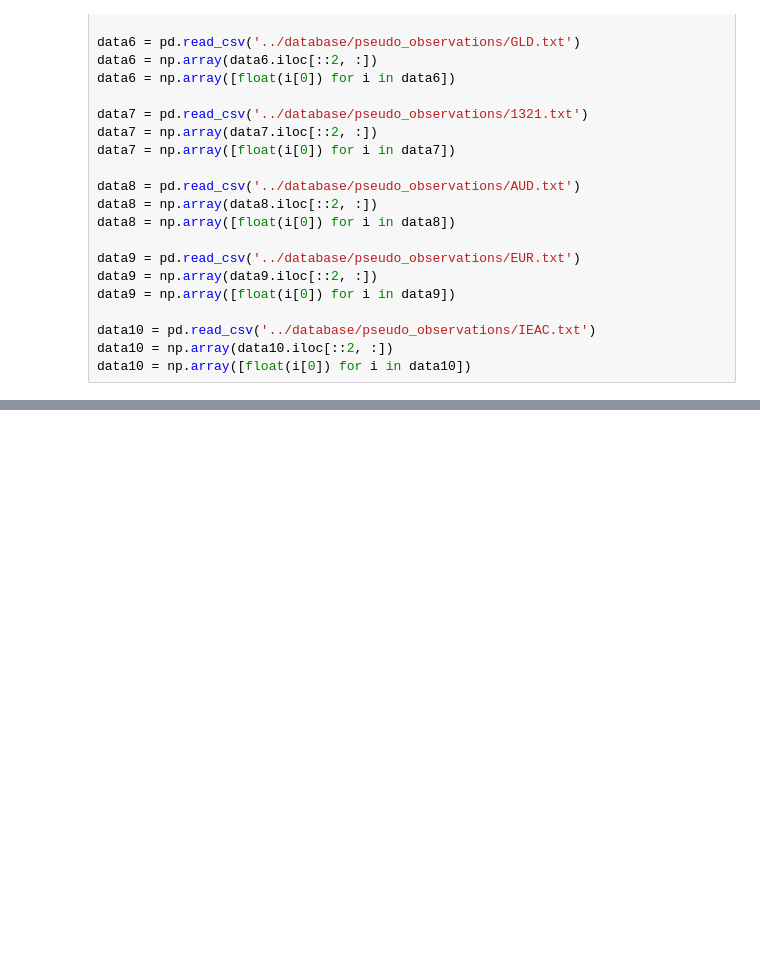
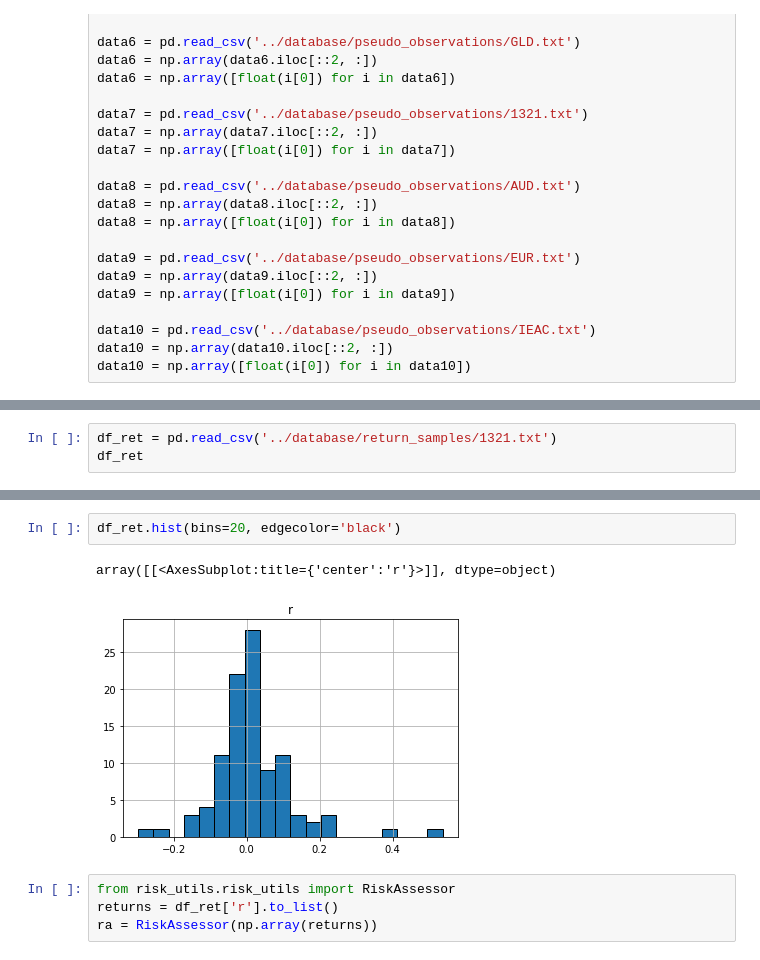
Before and after one commit to Sinbad-The-Sailor/Abacus, a Jupyter notebook: examples/testing_vine_copula.ipynb, the cells around one changed output, grey strips where cells are left out. Drawn from its saved outputs; the diff is of its cells as text; blank space fills up the shorter version.

```diff
--- a/examples/testing_vine_copula.ipynb
+++ b/examples/testing_vine_copula.ipynb
@@ -148,0 +209,3 @@ spm.ppf(0.5, 0, 1, 10, 0.15, 4)
+# %%
+df_ret = pd.read_csv('../database/return_samples/1321.txt')
+df_ret
@@ -148,0 +226,9 @@ spm.ppf(0.5, 0, 1, 10, 0.15, 4)
+# %%
+df_ret.hist(bins=20, edgecolor='black')
+# %% [output]
+array([[<AxesSubplot:title={'center':'r'}>]], dtype=object)
+[figure, added]
+# %%
+from risk_utils.risk_utils import RiskAssessor
+returns = df_ret['r'].to_list()
+ra = RiskAssessor(np.array(returns))
```
Also changed, not shown: parts of 14 cells of this notebook, 3 other files.
